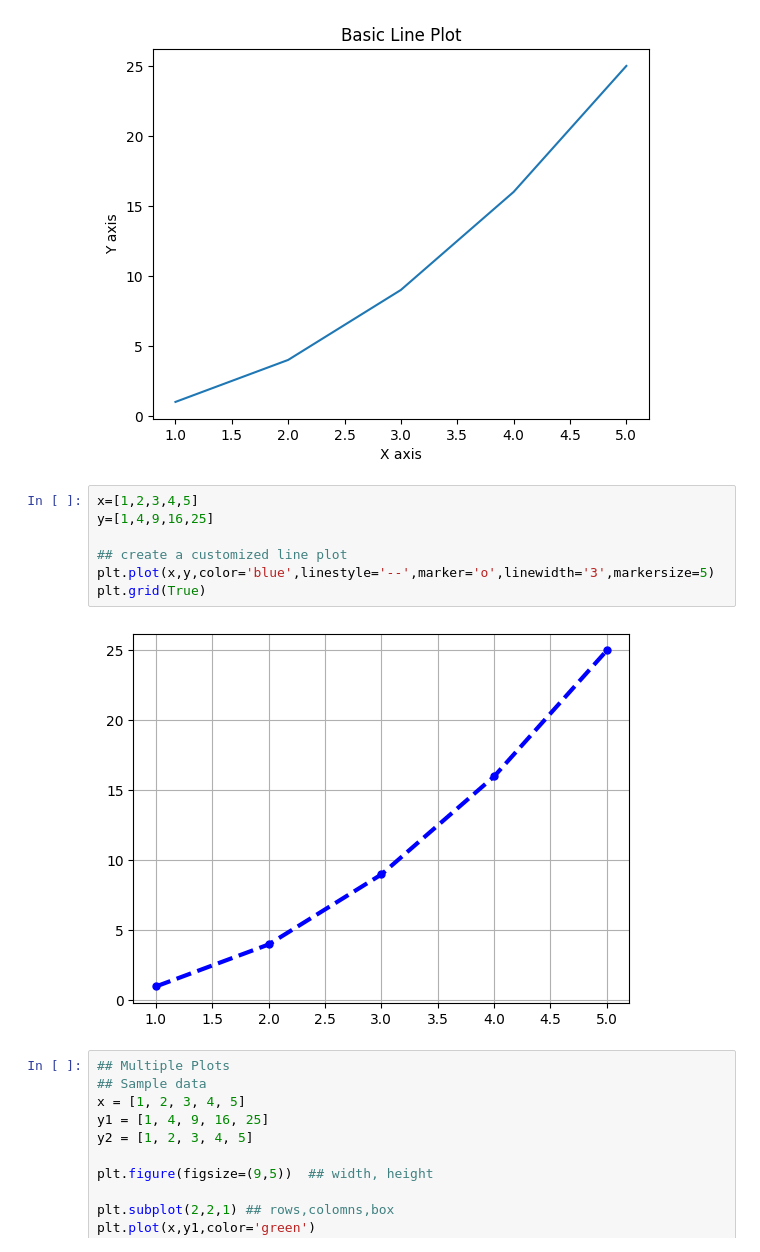
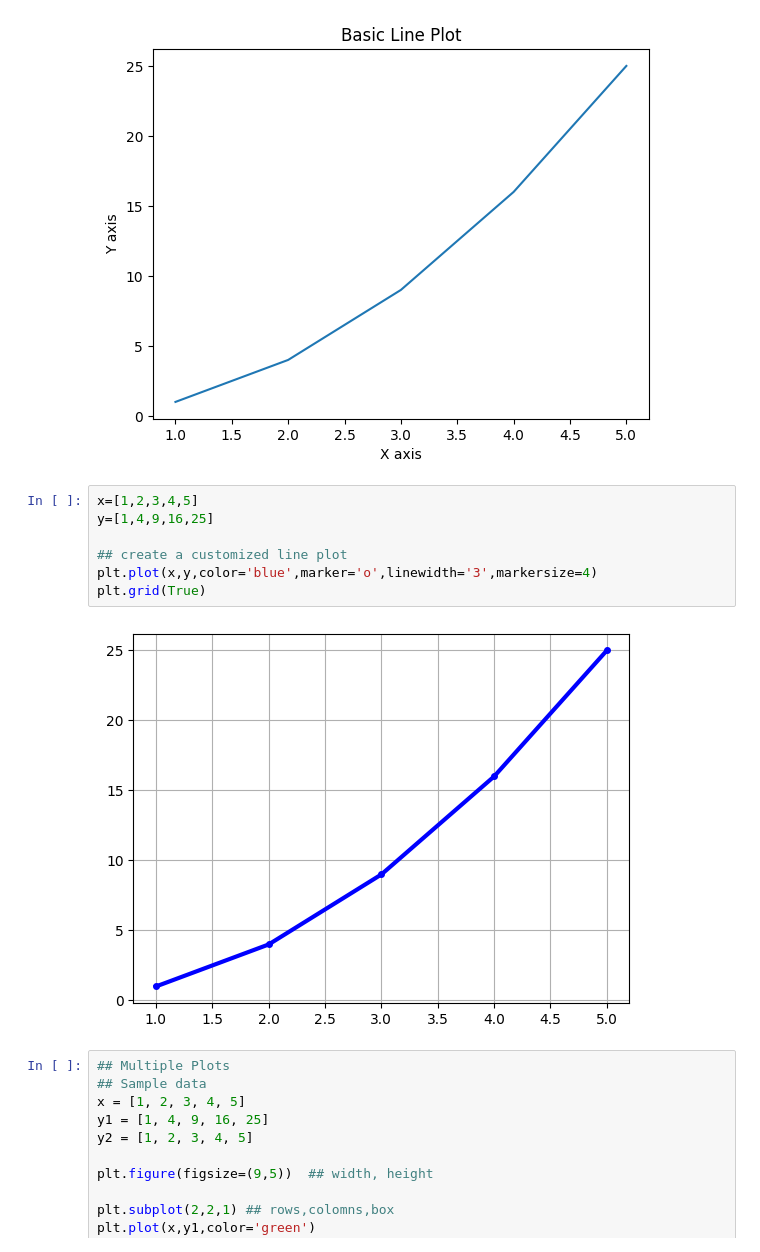
Before and after one commit to nitish-mandal/Data-Science-With-Python, a Jupyter notebook: data analysis with python/matplot.ipynb, the cells around one changed output. Drawn from its saved outputs; the diff is of its cells as text.

```diff
--- a/data analysis with python/matplot.ipynb
+++ b/data analysis with python/matplot.ipynb
@@ -19,12 +19,12 @@ plt.show()
 # %%
 x=[1,2,3,4,5]
 y=[1,4,9,16,25]
 
 ## create a customized line plot
-plt.plot(x,y,color='blue',linestyle='--',marker='o',linewidth='3',markersize=5)
+plt.plot(x,y,color='blue',marker='o',linewidth='3',markersize=4)
 plt.grid(True)
 # %% [output]
-[figure, old version]
+[figure, new version]
 # %%
 ## Multiple Plots
 ## Sample data
```
Also changed, not shown: 4 other files.
